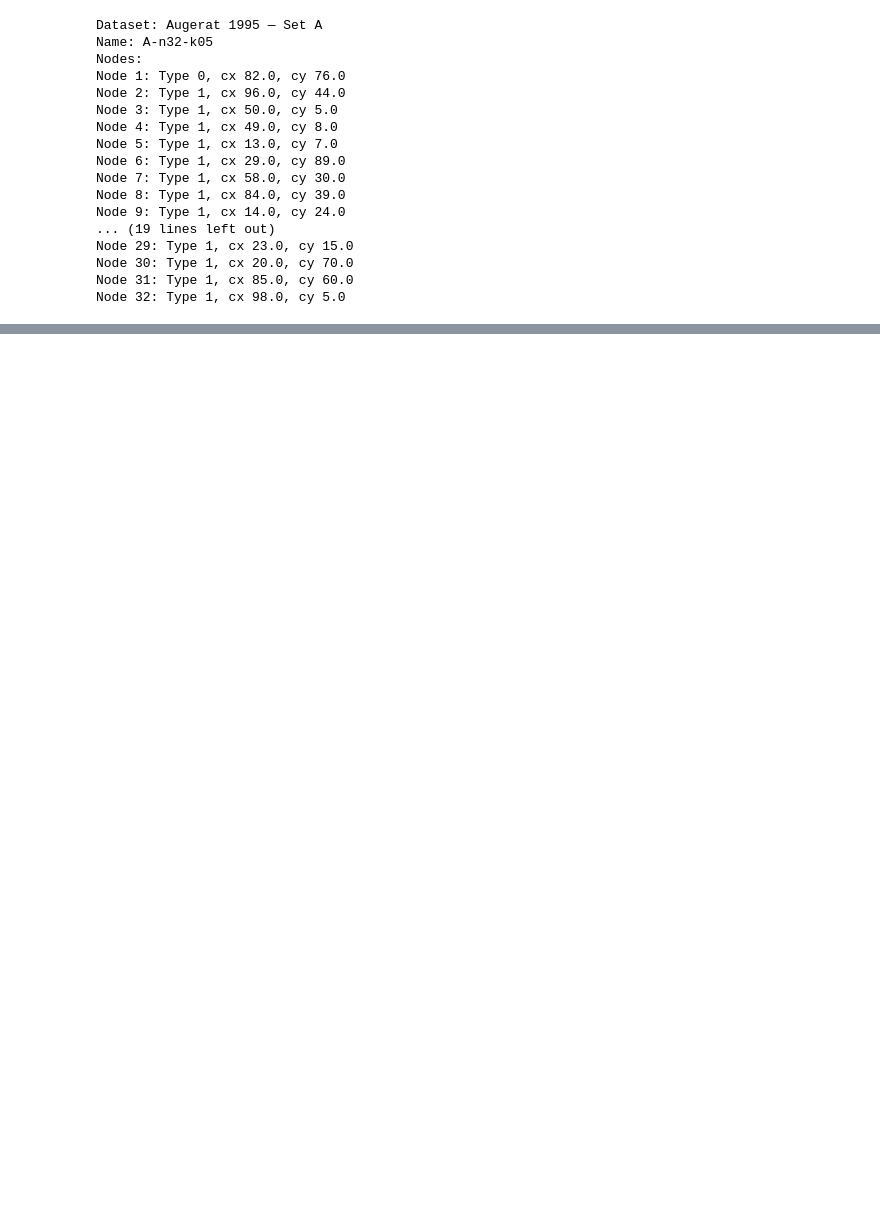
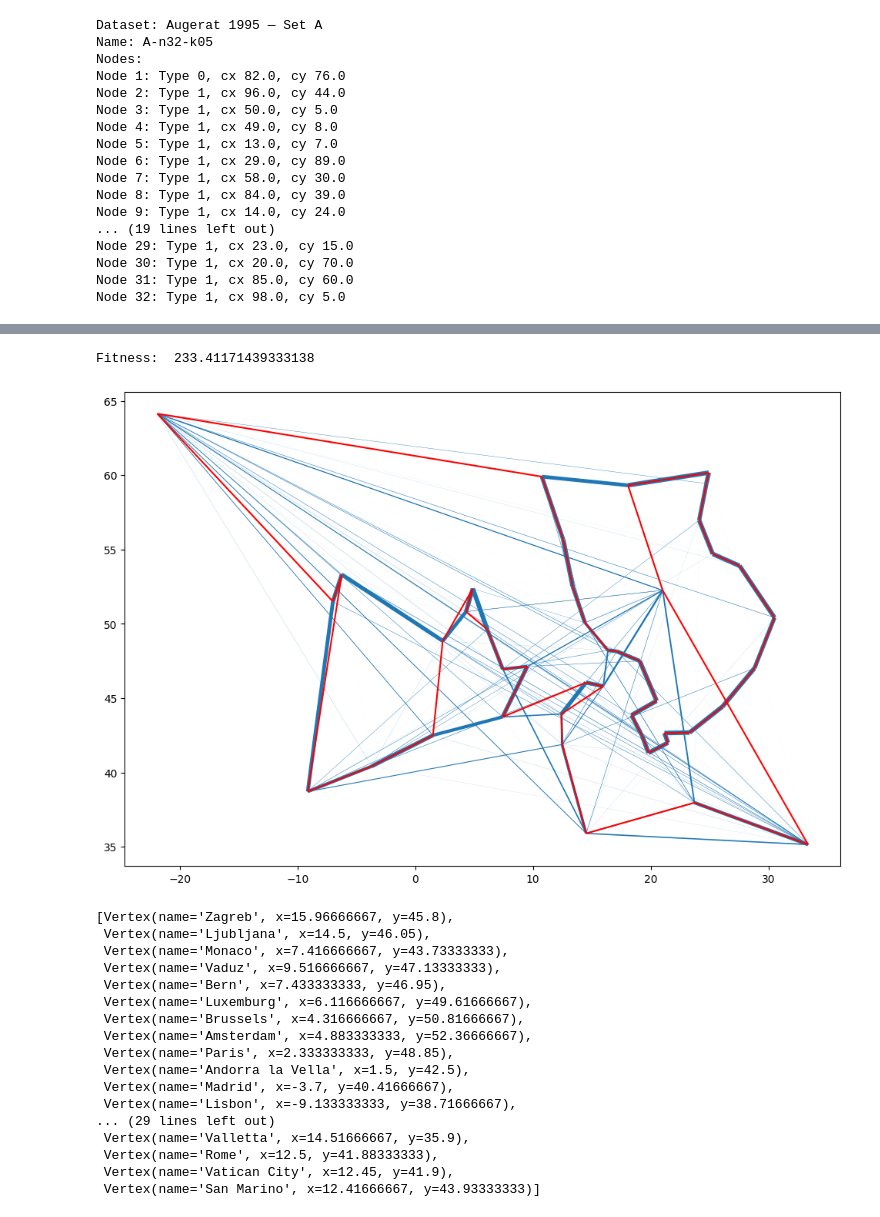
Before and after one commit to justMazi/nature-inspired-algorithms, a Jupyter notebook: 03/solution01.ipynb, the cells around one changed output, grey strips where cells are left out. Drawn from its saved outputs; the diff is of its cells as text; code cells hidden in the pictures; blank space fills up the shorter version.

```diff
--- a/03/solution01.ipynb
+++ b/03/solution01.ipynb
@@ -68,0 +216,58 @@ nodes
+# %%
+# Render pheromones (blue, line width corresponds to the pheromon value on the edge)
+lines = []
+colors = []
+for i, v1 in enumerate(vertices):
+    for j, v2 in enumerate(vertices):
+        lines.append([(v1.x, v1.y), (v2.x, v2.y)])
+        colors.append(pheromones[i, j])
+
+lc = mc.LineCollection(lines, linewidths=np.array(colors))
+
+plt.figure(figsize=(12, 8))
+ax = plt.gca()
+ax.add_collection(lc)
+ax.autoscale()
+
+solution = best_solution
+
+# Here, you can test the influence of the individual parameters on the generated candidate solution
+# solution = list(generate_solutions(vertices, pheromones, distance_function, number_of_ants=1, alpha=3, beta=1))[0]
+
+# Print solution's fitness
+print("Fitness: ", fitness_function(vertices, distance_function, solution))
+
+# Render the solution (red)
+solution_lines = []
+for i, j in zip(solution, solution[1:] + solution[0:1]):
+    solution_lines.append([(vertices[i].x, vertices[i].y), (vertices[j].x, vertices[j].y)])
+
+solutions_lc = mc.LineCollection(solution_lines, colors="red")
+
+ax.add_collection(solutions_lc)
+
+plt.show()
+
+# Print towns in the order of the soultion
+solution_vertices = [vertices[i] for i in solution]
+pprint.pprint(solution_vertices)
+# %% [output]
+Fitness:  233.41171439333138
+[figure, added]
+[Vertex(name='Zagreb', x=15.96666667, y=45.8),
+ Vertex(name='Ljubljana', x=14.5, y=46.05),
+ Vertex(name='Monaco', x=7.416666667, y=43.73333333),
+ Vertex(name='Vaduz', x=9.516666667, y=47.13333333),
+ Vertex(name='Bern', x=7.433333333, y=46.95),
+ Vertex(name='Luxemburg', x=6.116666667, y=49.61666667),
+ Vertex(name='Brussels', x=4.316666667, y=50.81666667),
+ Vertex(name='Amsterdam', x=4.883333333, y=52.36666667),
+ Vertex(name='Paris', x=2.333333333, y=48.85),
+ Vertex(name='Andorra la Vella', x=1.5, y=42.5),
+ Vertex(name='Madrid', x=-3.7, y=40.41666667),
+ Vertex(name='Lisbon', x=-9.133333333, y=38.71666667),
+... (29 lines left out)
+ Vertex(name='Valletta', x=14.51666667, y=35.9),
+ Vertex(name='Rome', x=12.5, y=41.88333333),
+ Vertex(name='Vatican City', x=12.45, y=41.9),
+ Vertex(name='San Marino', x=12.41666667, y=43.93333333)]
```
Also changed, not shown: parts of 12 cells of this notebook, 1 other file.
